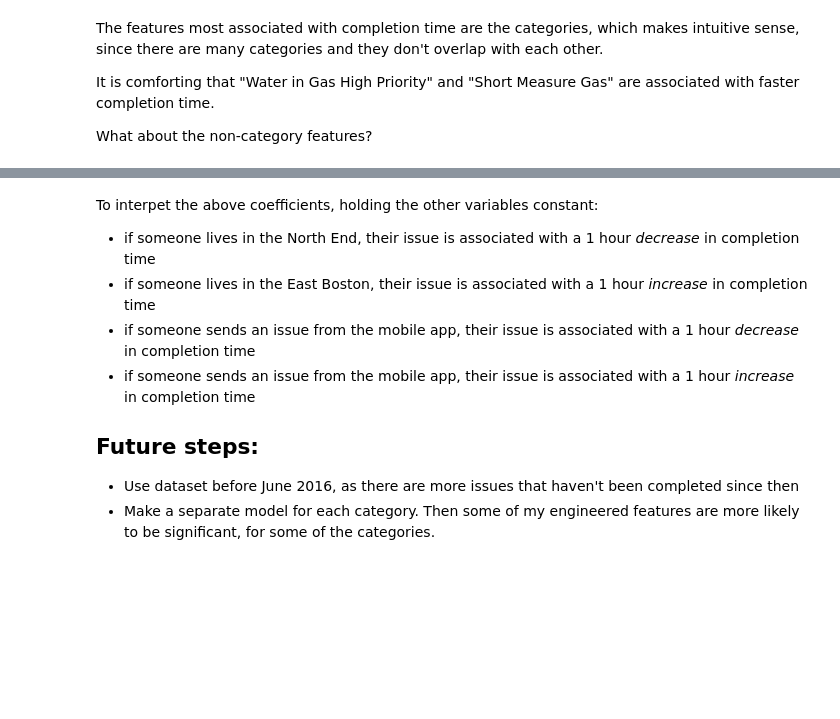
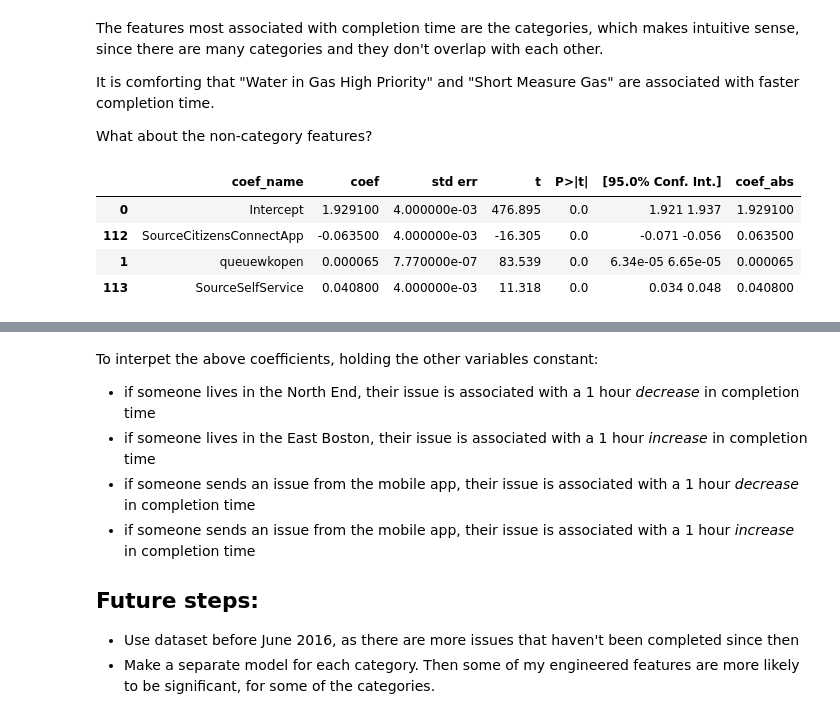
Before and after one commit to aok1425/311-prediction-times, a Jupyter notebook: modeling_completion_time/12 Applying feature subset to lin reg for interpretability adj R2 0.55.ipynb, the cells around one changed output, grey strips where cells are left out. Drawn from its saved outputs; the diff is of its cells as text; code cells hidden in the pictures; blank space fills up the shorter version.

```diff
--- a/modeling_completion_time/12 Applying feature subset to lin reg for interpretability adj R2 0.55.ipynb
+++ b/modeling_completion_time/12 Applying feature subset to lin reg for interpretability adj R2 0.55.ipynb
@@ -357,6 +341,14 @@ The features most associated with completion time are the categories, which make
 It is comforting that "Water in Gas High Priority" and "Short Measure Gas" are associated with faster completion time.
 
 What about the non-category features?
+# %%
+df[~df.coef_name.str.contains('TYPE')]
+# %% [output]
+|  | coef_name | coef | std err | t | P>|t| | [95.0% Conf. Int.] | coef_abs |
+| 0 | Intercept | 1.929100 | 4.000000e-03 | 476.895 | 0.0 | 1.921 1.937 | 1.929100 |
+| 112 | SourceCitizensConnectApp | -0.063500 | 4.000000e-03 | -16.305 | 0.0 | -0.071 -0.056 | 0.063500 |
+| 1 | queuewkopen | 0.000065 | 7.770000e-07 | 83.539 | 0.0 | 6.34e-05 6.65e-05 | 0.000065 |
+| 113 | SourceSelfService | 0.040800 | 4.000000e-03 | 11.318 | 0.0 | 0.034 0.048 | 0.040800 |
 # %%
 df.sort_values('coef_abs', ascending=False)[~df.coef_name.str.contains('TYPE')]
 # %% [output]
```
Also changed, not shown: parts of 14 cells of this notebook, 7 other files.
